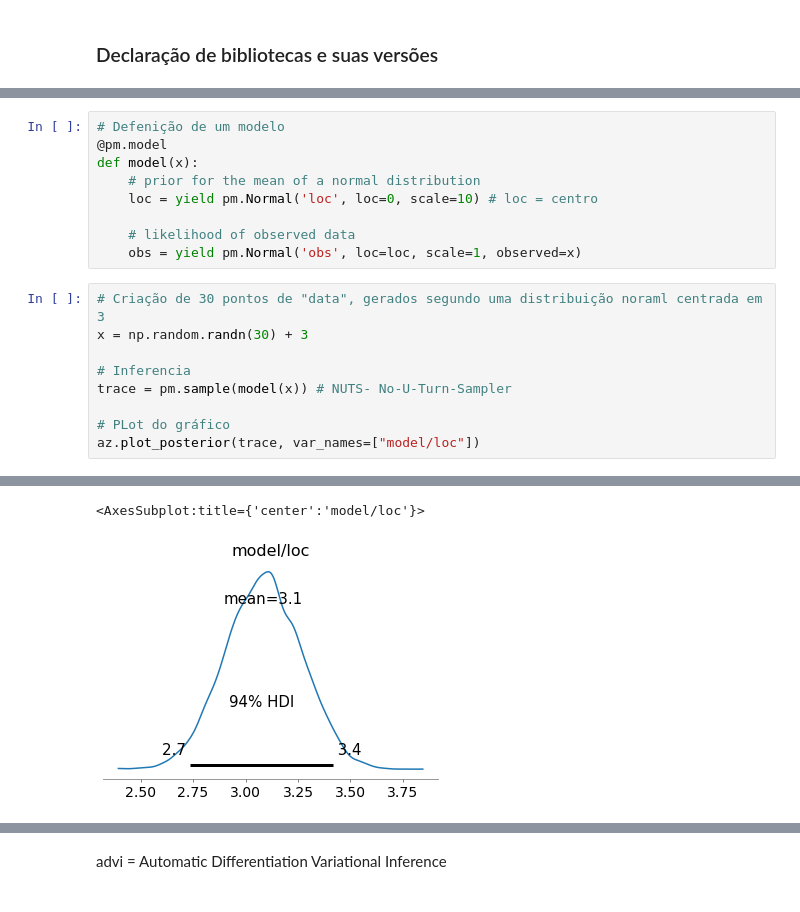
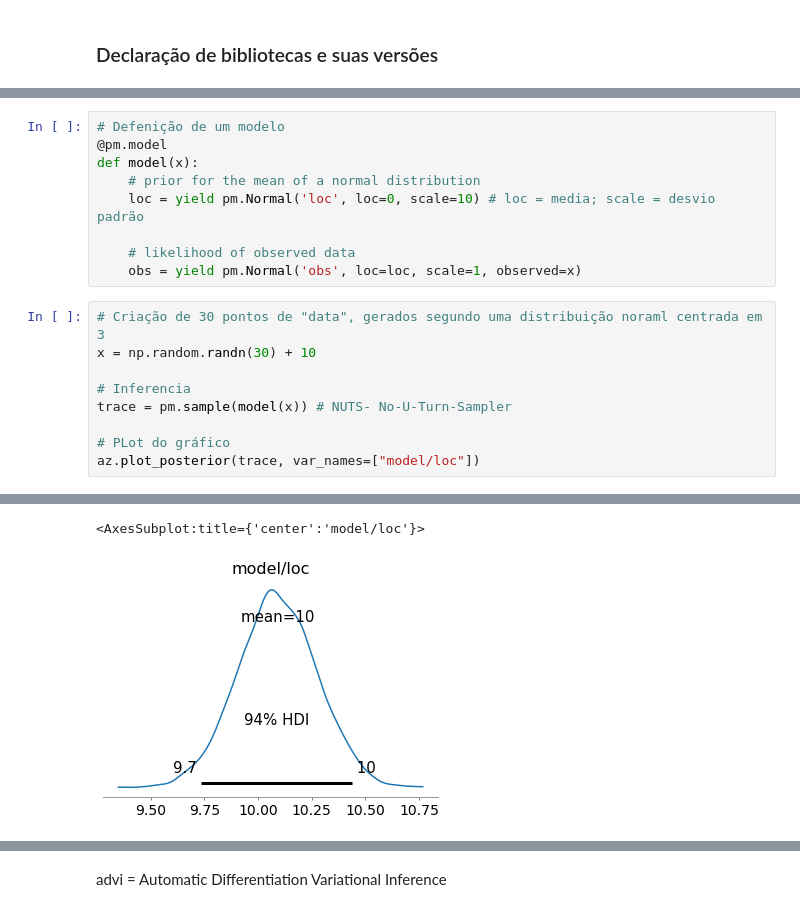
Before and after one commit to mArcio-Lmano/prog_prob, a Jupyter notebook: PyMC4/Untitled.ipynb, the cells around one changed output, grey strips where cells are left out. Cells and saved outputs as stored; diff of their text form.

```diff
--- a/PyMC4/Untitled.ipynb
+++ b/PyMC4/Untitled.ipynb
@@ -30,13 +30,13 @@ logging.getLogger('tensorflow').setLevel(logging.ERROR)
 @pm.model
 def model(x):
     # prior for the mean of a normal distribution
-    loc = yield pm.Normal('loc', loc=0, scale=10) # loc = centro
+    loc = yield pm.Normal('loc', loc=0, scale=10) # loc = media; scale = desvio padrão
 
     # likelihood of observed data
     obs = yield pm.Normal('obs', loc=loc, scale=1, observed=x)
 # %%
 # Criação de 30 pontos de "data", gerados segundo uma distribuição noraml centrada em 3
-x = np.random.randn(30) + 3
+x = np.random.randn(30) + 10
 
 # Inferencia
 trace = pm.sample(model(x)) # NUTS- No-U-Turn-Sampler
@@ -51,5 +51,5 @@ az.plot_posterior(trace, var_names=["model/loc"])
 To enable them in other operations, rebuild TensorFlow with the appropriate compiler flags.
 <AxesSubplot:title={'center':'model/loc'}>
-[figure, old version]
+[figure, new version]
 # %%
 fit = pm.fit(model(x), num_steps=10000, method='advi') #advi method
```
Also changed, not shown: parts of 8 cells of this notebook, 3 other files.
